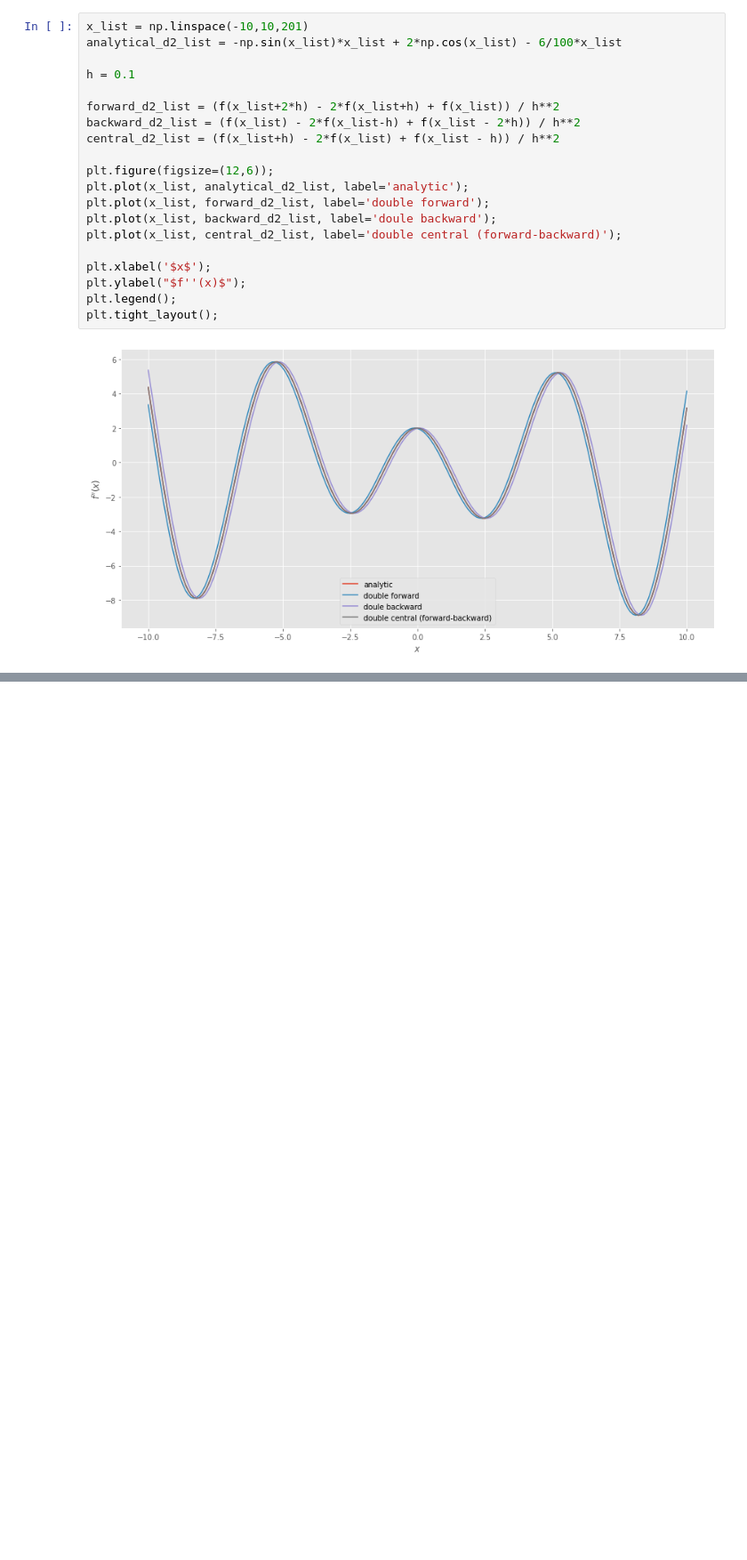
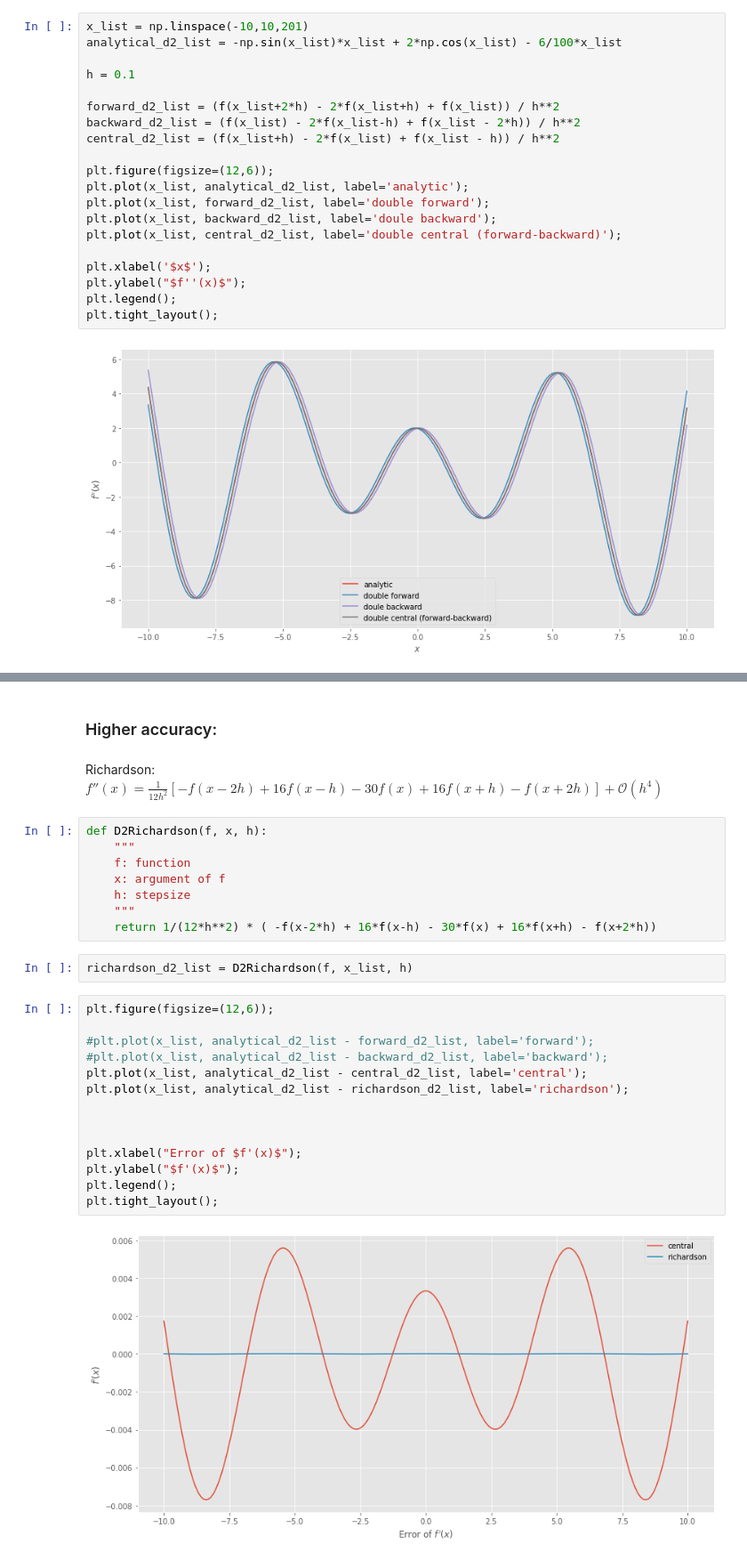
Before and after one commit to sandyherho/physComp, a Jupyter notebook: 03_derivatives/01.ipynb, the cells around one changed output, grey strips where cells are left out. Shown at 89% size. Cells and saved outputs as stored; diff of their text form; blank space fills up the shorter version.

```diff
--- a/03_derivatives/01.ipynb
+++ b/03_derivatives/01.ipynb
@@ -306,0 +277,30 @@ plt.tight_layout();
+# %% [markdown]
+### Higher accuracy:
+# %% [markdown]
+Richardson: \\(f''(x)=\frac{1}{12h^2}\left[-f(x-2h)+16f(x-h)-30f(x)+16f(x+h)-f(x+2h)\right]+\mathcal{O}(h^4)\\)
+# %%
+def D2Richardson(f, x, h):
+    """
+    f: function
+    x: argument of f
+    h: stepsize
+    """
+    return 1/(12*h**2) * ( -f(x-2*h) + 16*f(x-h) - 30*f(x) + 16*f(x+h) - f(x+2*h))
+# %%
+richardson_d2_list = D2Richardson(f, x_list, h)
+# %%
+plt.figure(figsize=(12,6));
+
+#plt.plot(x_list, analytical_d2_list - forward_d2_list, label='forward');
+#plt.plot(x_list, analytical_d2_list - backward_d2_list, label='backward');
+plt.plot(x_list, analytical_d2_list - central_d2_list, label='central');
+plt.plot(x_list, analytical_d2_list - richardson_d2_list, label='richardson');
+
+
+
+plt.xlabel("Error of $f'(x)$");
+plt.ylabel("$f'(x)$");
+plt.legend();
+plt.tight_layout();
+# %% [output]
+[figure, added]
```
Also changed, not shown: parts of 7 cells of this notebook, 4 other files.
